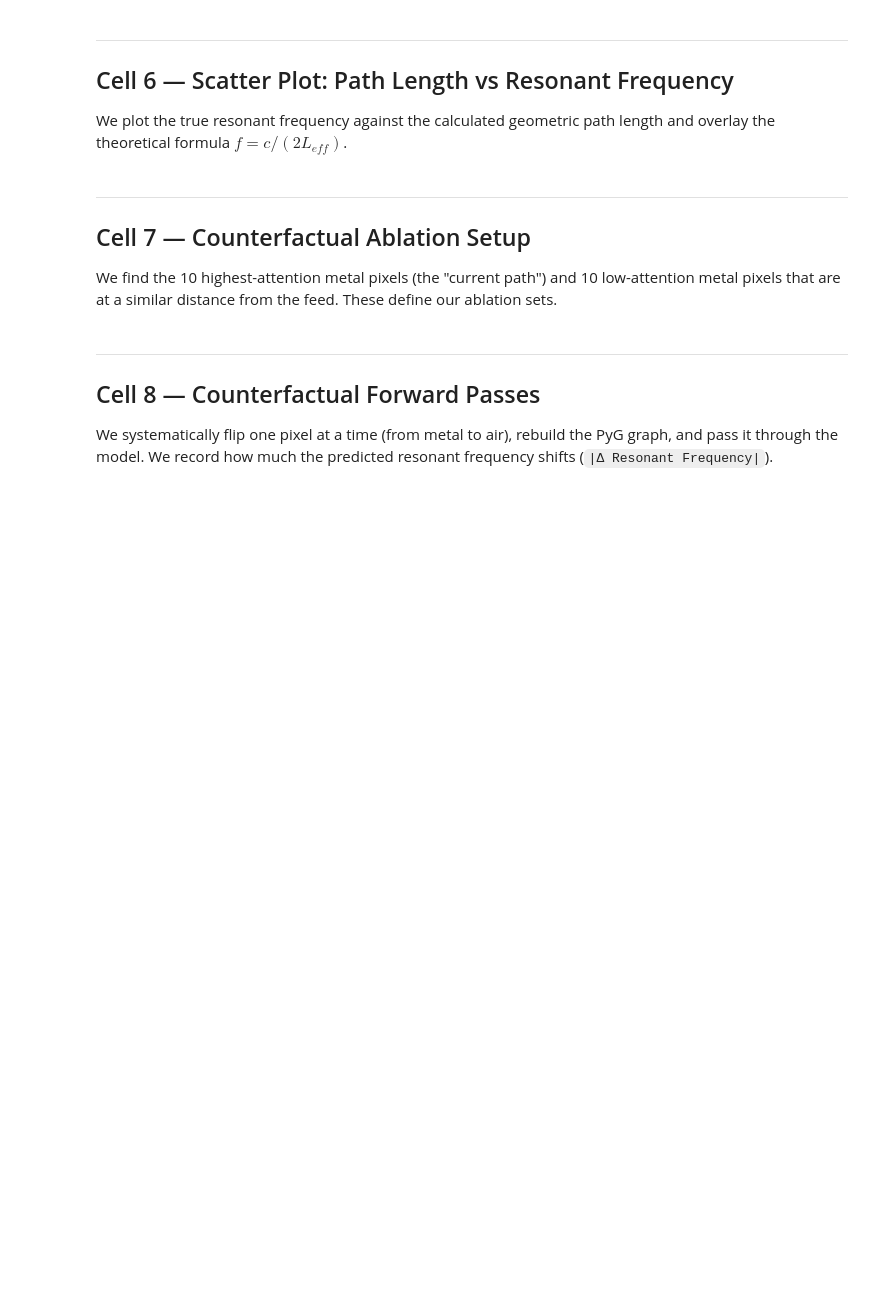
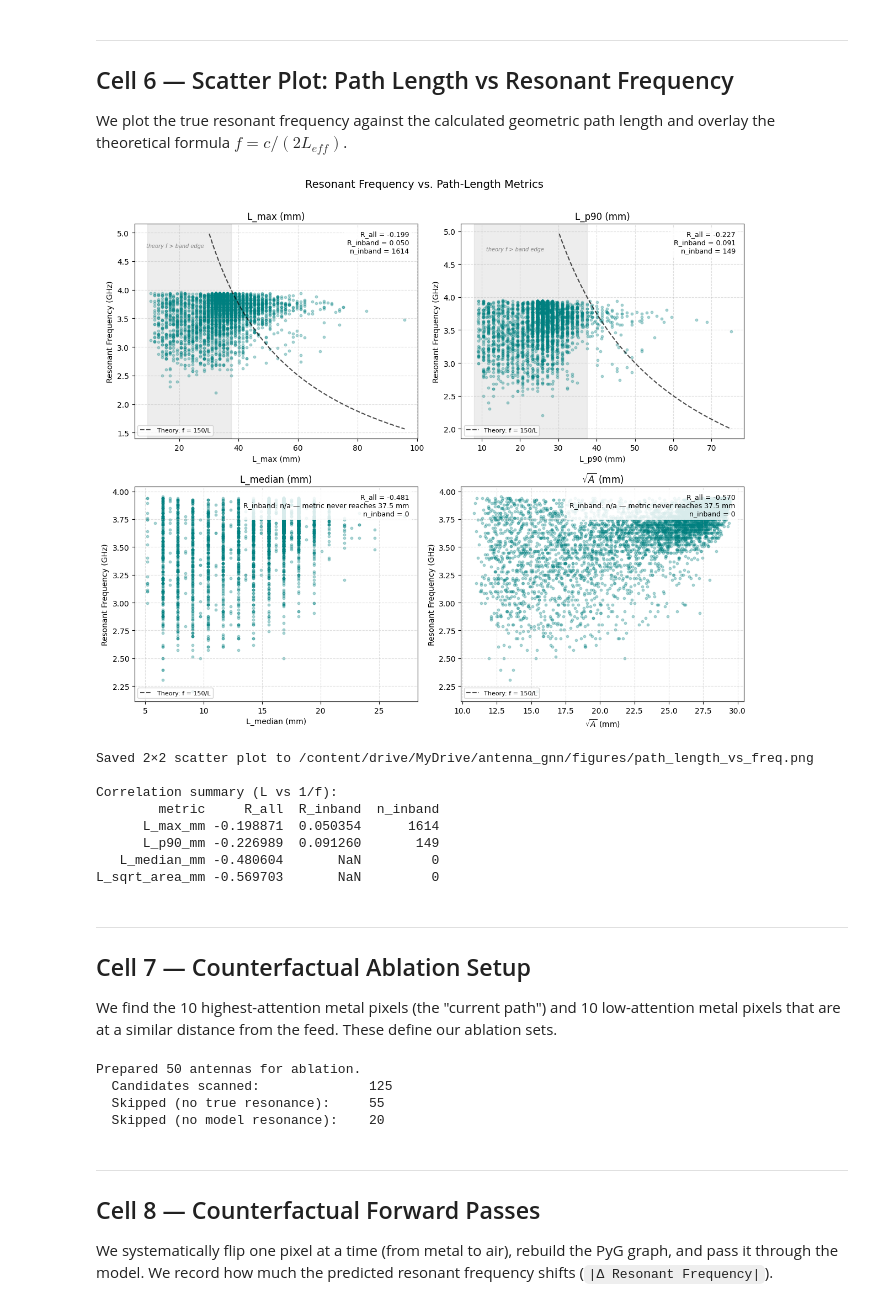
Before and after one commit to asparagusD/antenna_gnn, a Jupyter notebook: notebooks/chunk10_path_analysis.ipynb, the cells around one changed output. Drawn from its saved outputs; the diff is of its cells as text; code cells hidden in the pictures; blank space fills up the shorter version.

```diff
--- a/notebooks/chunk10_path_analysis.ipynb
+++ b/notebooks/chunk10_path_analysis.ipynb
@@ -294,40 +328,52 @@ for ax, metric in zip(axes.flat, metrics):
     n_inband = inband.sum()
     if n_inband > 2:
         r_inband, _ = pearsonr(L[inband], inv_f[inband])
+        txt_inband = f'R_inband = {r_inband:.3f}'
+
+        # Shade L < threshold
+        ax.axvspan(L_min - 1, L_THRESHOLD, color='lightgray', alpha=0.4, zorder=0)
+        ax.text(L_THRESHOLD * 0.5, ax.get_ylim()[1] * 0.92 if ax.get_ylim()[1] > 0 else 3.8,
+                'theory f > band edge', fontsize=7, ha='center', color='gray', style='italic')
     else:
         r_inband = float('nan')
-
-    # Shade L < threshold
-    ax.axvspan(L_min - 1, L_THRESHOLD, color='lightgray', alpha=0.4, zorder=0)
-    ax.text(L_THRESHOLD * 0.5, ax.get_ylim()[1] * 0.92 if ax.get_ylim()[1] > 0 else 3.8,
-            'theory f > band edge', fontsize=7, ha='center', color='gray', style='italic')
+        txt_inband = 'R_inband: n/a — metric never reaches 37.5 mm'
 
     # Annotations
     txt = (f'R_all = {r_all:.3f}\n'
-           f'R_inband = {r_inband:.3f}\n'
+           f'{txt_inband}\n'
            f'n_inband = {n_inband}')
     ax.text(0.97, 0.97, txt, transform=ax.transAxes, fontsize=9, va='top', ha='right',
             bbox=dict(facecolor='white', alpha=0.85, edgecolor='none'))
 
     ax.set_xlabel(metric_labels[metric])
     ax.set_ylabel('Resonant Frequency (GHz)')
     ax.set_title(metric_labels[metric])
     ax.legend(fontsize=8, loc='lower left')
     ax.grid(True, linestyle='--', alpha=0.4)
 
     summary_rows.append({'metric': metric, 'R_all': r_all, 'R_inband': r_inband, 'n_inband': n_inband})
 
 fig.suptitle('Resonant Frequency vs. Path-Length Metrics', fontsize=14, y=1.01)
 plt.tight_layout()
 save_path = f'{DATA_ROOT}/figures/path_length_vs_freq.png'
 plt.savefig(save_path, dpi=300, bbox_inches='tight')
 plt.show()
 print(f"Saved 2\u00d72 scatter plot to {save_path}")
 
 # Summary table
 summary_df = pd.DataFrame(summary_rows)
 print("\nCorrelation summary (L vs 1/f):")
 print(summary_df.to_string(index=False))
+# %% [output]
+[figure, added]
+Saved 2×2 scatter plot to /content/drive/MyDrive/antenna_gnn/figures/path_length_vs_freq.png
+
+Correlation summary (L vs 1/f):
+        metric     R_all  R_inband  n_inband
+      L_max_mm -0.198871  0.050354      1614
+      L_p90_mm -0.226989  0.091260       149
+   L_median_mm -0.480604       NaN         0
+L_sqrt_area_mm -0.569703       NaN         0
 # %% [markdown]
 ---
 ## Cell 7 — Counterfactual Ablation Setup
@@ -468,7 +514,12 @@ for idx in tqdm(shuffled_indices, desc="Scanning candidates"):
 
     # 1. Functioning check on RAW S11
     raw_s11 = get_raw_s11(data)
-    if extract_resonant_freq(raw_s11, freq_axis) is None:
+    if hasattr(data, 'is_functioning'):
+        is_func = bool(data.is_functioning)
+    else:
+        is_func = extract_resonant_freq(raw_s11, freq_axis) is not None
+
+    if not is_func:
         n_skip_no_true_res += 1
         continue
 
@@ -544,6 +595,11 @@ print(f"\nPrepared {len(ablation_tasks)} antennas for ablation.")
 print(f"  Candidates scanned:              {n_scanned}")
 print(f"  Skipped (no true resonance):     {n_skip_no_true_res}")
 print(f"  Skipped (no model resonance):    {n_skip_no_model_res}")
+# %% [output]
+Prepared 50 antennas for ablation.
+  Candidates scanned:              125
+  Skipped (no true resonance):     55
+  Skipped (no model resonance):    20
 # %% [markdown]
 ---
 ## Cell 8 — Counterfactual Forward Passes
```
Also changed, not shown: parts of 6 cells of this notebook.
